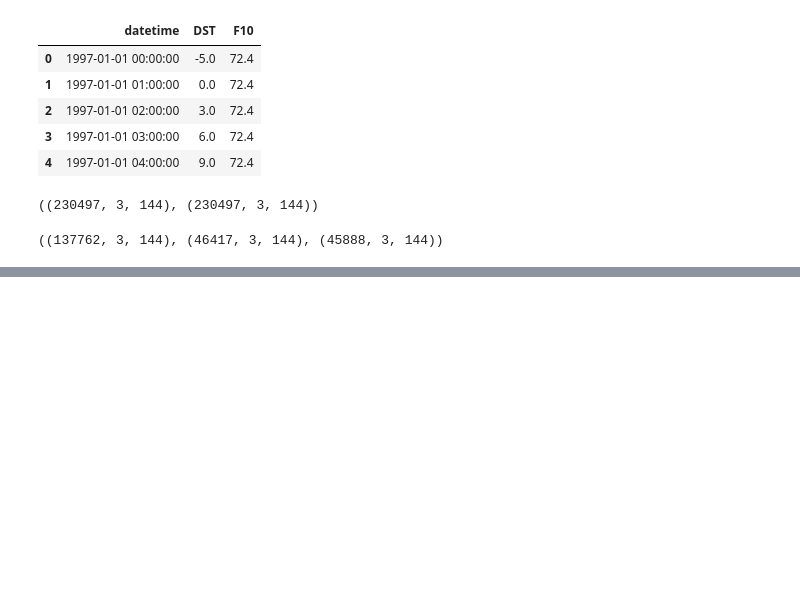
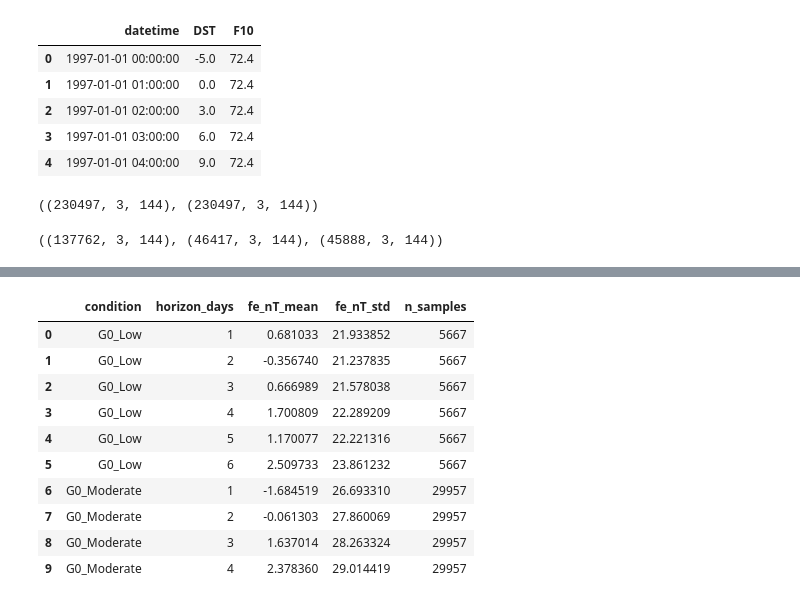
Before and after one commit to ARCLab-MIT/SW-Transformers-Forecaster-Framework, a Jupyter notebook: dev_nbs/dst_eval.ipynb, the cells around one changed output, grey strips where cells are left out. Drawn from its saved outputs; the diff is of its cells as text; code cells hidden in the pictures; blank space fills up the shorter version.

Commit message:
finished dst_eval (forecast geomagnetic indices #7)

```diff
--- a/dev_nbs/dst_eval.ipynb
+++ b/dev_nbs/dst_eval.ipynb
@@ -293,0 +350,7 @@ plt.show()
+# %%
+# Split y_test and y_test_preds with the idxs from y_test_split_idxs
+y_test_split = {}
+y_test_preds_split = {}
+for key, value in y_test_split_idxs.items():
+    y_test_split[key] = y_test[value]
+    y_test_preds_split[key] = y_test_preds[value]
@@ -293,0 +367,43 @@ plt.show()
+# %%
+# Create a dataframe with the mean forecast error for the Dst in each
+# Dst x F10.7 condition and each horizon. The horizon is given in days in the
+# dataframe, but the actual horizon in the data is given in hours
+data = []
+for condition in all_possible_dst_conditions:
+    if y_test_split.get(condition) is not None and \
+    y_test_split.get(condition).shape[0] > 0:
+        # Apply forecast_error to every horizon (1..horizon)
+        fe_sfu = np.array([forecast_error(y_test_split[condition][:, 0, :],
+                                        y_test_preds_split[condition][:, 0, :],
+                                        h) for h in range(1, horizon+1)]).astype(np.float64)
+        fe_percent = np.array([percent_forecast_error(y_test_split[condition][:, 0, :],
+                                                    y_test_preds_split[condition][:, 0, :],
+                                                    h) for h in range(1, horizon+1)]).astype(np.float64)
+        # Aggregate the forecast every 24 hours (get mean and std)
+        # TODO: This code breaks if the max horizon is not a multiple of 24
+        fe_nT_mean = np.array([np.mean(fe_sfu[i:i+24]) for i in range(0, horizon, 24)])
+        fe_nT_std = np.array([np.std(fe_sfu[i:i+24]) for i in range(0, horizon, 24)])
+        #fe_percent_mean = np.array([np.mean(fe_percent[i:i+24]) for i in range(0, horizon, 24)])
+        #fe_percent_std = np.array([np.std(fe_percent[i:i+24]) for i in range(0, horizon, 24)])
+        # additional columns
+        h_days = np.arange(1, (horizon // 24) + 1)
+        n_samples = y_test_split[condition].shape[0]
+        # Append the data to the list
+        for h_day, mean, std in zip(h_days, fe_nT_mean, fe_nT_std):
+            data.append((condition, h_day, mean, std, n_samples))
+# Create the dataframe
+df_results = pd.DataFrame(data, columns=['condition', 'horizon_days',
+                                         'fe_nT_mean', 'fe_nT_std', 'n_samples'])
+df_results.head(10)
+# %% [output]
+|  | condition | horizon_days | fe_nT_mean | fe_nT_std | n_samples |
+| 0 | G0_Low | 1 | 0.681033 | 21.933852 | 5667 |
+| 1 | G0_Low | 2 | -0.356740 | 21.237835 | 5667 |
+| 2 | G0_Low | 3 | 0.666989 | 21.578038 | 5667 |
+| 3 | G0_Low | 4 | 1.700809 | 22.289209 | 5667 |
+| 4 | G0_Low | 5 | 1.170077 | 22.221316 | 5667 |
+| 5 | G0_Low | 6 | 2.509733 | 23.861232 | 5667 |
+| 6 | G0_Moderate | 1 | -1.684519 | 26.693310 | 29957 |
+| 7 | G0_Moderate | 2 | -0.061303 | 27.860069 | 29957 |
+| 8 | G0_Moderate | 3 | 1.637014 | 28.263324 | 29957 |
+| 9 | G0_Moderate | 4 | 2.378360 | 29.014419 | 29957 |
```
Also changed, not shown: parts of 14 cells of this notebook, 7 other files.
